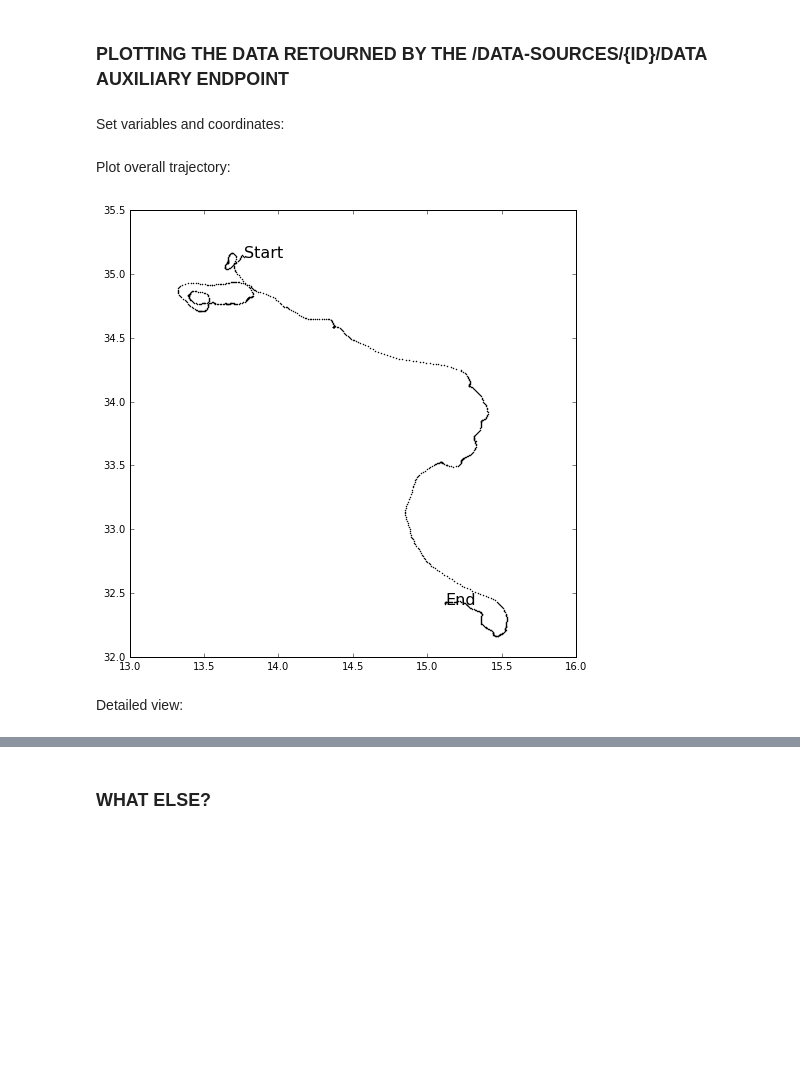
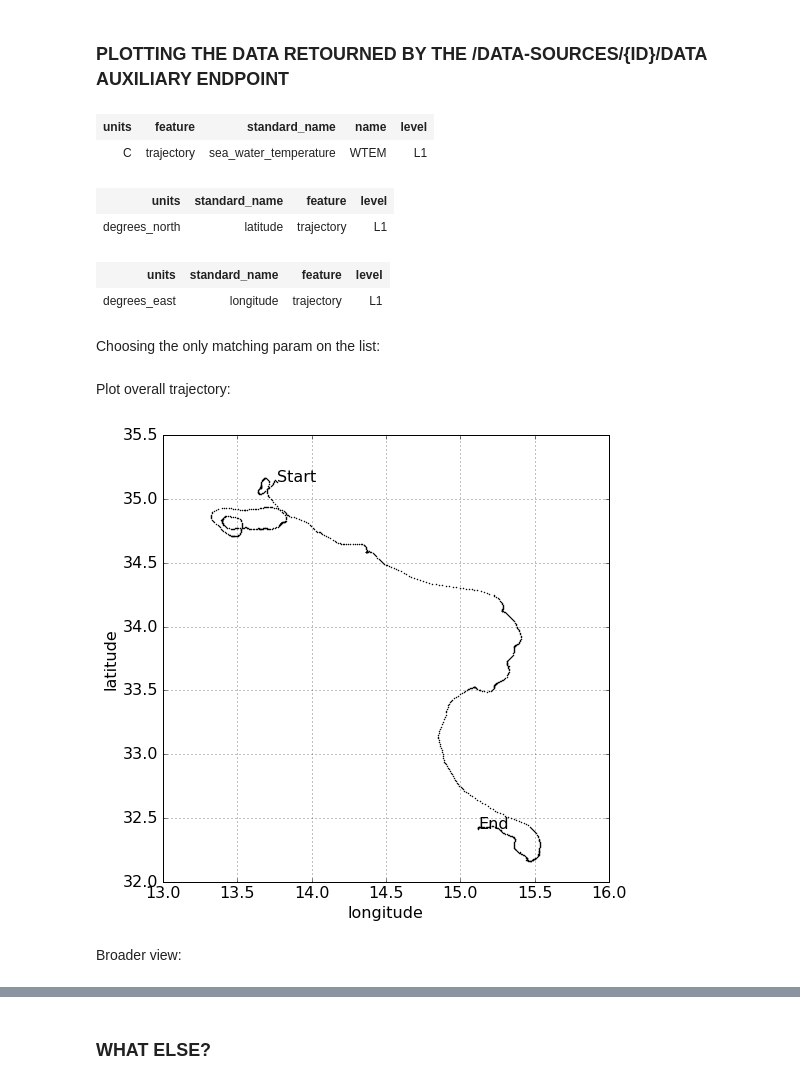
Before and after one commit to socib/API_examples, a Jupyter notebook: data_sources/requesting_a_data_sources_data.ipynb, the cells around one changed output, grey strips where cells are left out. Cells and saved outputs as stored; diff of their text form; code cells hidden in the pictures; blank space fills up the shorter version.

```diff
--- a/data_sources/requesting_a_data_sources_data.ipynb
+++ b/data_sources/requesting_a_data_sources_data.ipynb
@@ -187,2 +177,0 @@ def get_coordinate(response, name, level_type, feature_type):
-# %% [markdown]
-Set variables and coordinates:
@@ -197,3 +192,37 @@ lon = get_coordinate(response, coord_name_2,'L1','trajectory')[0]
+# %%
+def get_matching_coords(coord, response):
+    #returns matching coords
+    coords = []
+    for level in response.keys():
+        for item in response[level]['feature_types']:
+            for standard_name in item['coordinates'].keys():
+                if standard_name == coord:
+                    try:
+                        coords.append({'units':item['coordinates'][standard_name]['units'], 'data': item['coordinates'][standard_name]['data'], 'level': level, 'standard_name': standard_name, 'feature': item['feature_type']})
+                    except:
+                        coords.append({'units': '-', 'data': item['coordinates'][standard_name]['data'], 'level': level, 'standard_name': standard_name, 'feature': item['feature_type']})
+    return coords
+# %%
+params = get_matching_params('WTEM', response)
+display(HTML(json2html.convert(json=[{k:v for k,v in param.items() if k!= 'data'} for param in params])))
+# %% [output]
+| units | feature | standard_name | name | level |
+| C | trajectory | sea_water_temperature | WTEM | L1 |
+# %%
+latitudes = get_matching_coords('latitude', response)
+display(HTML(json2html.convert(json=[{k:v for k,v in lat.items() if k!= 'data'} for lat in latitudes])))
+# %% [output]
+| units | standard_name | feature | level |
+| degrees_north | latitude | trajectory | L1 |
+# %%
+longitudes = get_matching_coords('longitude', response)
+display(HTML(json2html.convert(json=[{k:v for k,v in lon.items() if k!= 'data'} for lon in longitudes])))
+# %% [output]
+| units | standard_name | feature | level |
+| degrees_east | longitude | trajectory | L1 |
+# %% [markdown]
+Choosing the only matching param on the list:
 # %%
-lat = np.array(lat['data'],dtype=float)
-lon = np.array(lon['data'],dtype=float)
+var_values = np.array(params[0]['data'],dtype=float)
+lat_values = np.array(latitudes[0]['data'],dtype=float)
+lon_values = np.array(longitudes[0]['data'],dtype=float)
@@ -202,14 +235,21 @@ Plot overall trajectory:
 # %%
 fig = plt.figure(figsize=(8,8))
 ax = plt.subplot(111)
-plt.plot(lon, lat, 'ko', ms=1)
-plt.text(lon[0], lat[0], 'Start', fontsize=16)
-plt.text(lon[-1], lat[-1], 'End', fontsize=16)
+plt.plot(lon_values, lat_values, 'ko', ms=1)
+plt.text(lon_values[0], lat_values[0], 'Start', fontsize=16)
+plt.text(lon_values[-1], lat_values[-1], 'End', fontsize=16)
+
+plt.grid()
+plt.ylabel('latitude', fontsize=16)
+plt.xlabel('longitude', fontsize=16)
+plt.yticks(fontsize=16)
+plt.xticks(fontsize=16)
+
 plt.show()
 # %% [output]
-[figure, old version]
+[figure, new version]
 # %% [markdown]
-Detailed view:
+Broader view:
 # %%
 lonmin, lonmax = ax.get_xlim()
 latmin, latmax = ax.get_ylim()
```
Also changed, not shown: parts of 28 cells of this notebook, 5 other files.
